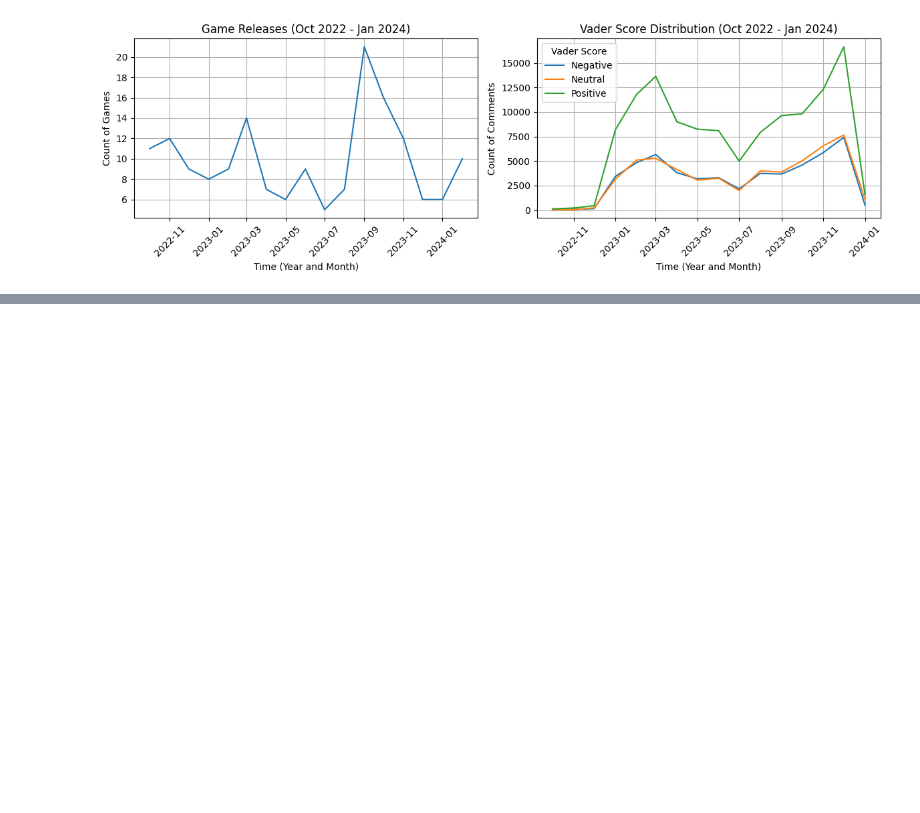
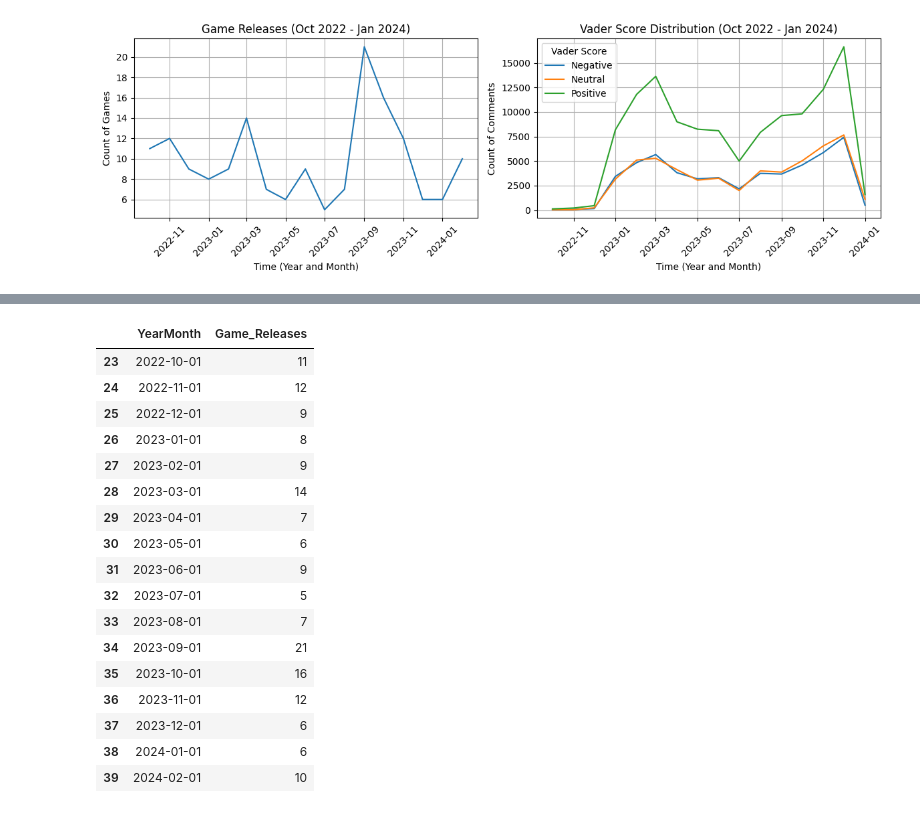
Before and after one commit to rsm-jeg031/Hackathon-2023-Team-3dPy, a Jupyter notebook: Visualizations/Visualizations.ipynb, the cells around one changed output, grey strips where cells are left out. Cells and saved outputs as stored; diff of their text form; code cells hidden in the pictures; blank space fills up the shorter version.

```diff
--- a/Visualizations/Visualizations.ipynb
+++ b/Visualizations/Visualizations.ipynb
@@ -154,0 +177,21 @@ plt.show()
+# %%
+filtered_games_data
+# %% [output]
+|  | YearMonth | Game_Releases |
+| 23 | 2022-10-01 | 11 |
+| 24 | 2022-11-01 | 12 |
+| 25 | 2022-12-01 | 9 |
+| 26 | 2023-01-01 | 8 |
+| 27 | 2023-02-01 | 9 |
+| 28 | 2023-03-01 | 14 |
+| 29 | 2023-04-01 | 7 |
+| 30 | 2023-05-01 | 6 |
+| 31 | 2023-06-01 | 9 |
+| 32 | 2023-07-01 | 5 |
+| 33 | 2023-08-01 | 7 |
+| 34 | 2023-09-01 | 21 |
+| 35 | 2023-10-01 | 16 |
+| 36 | 2023-11-01 | 12 |
+| 37 | 2023-12-01 | 6 |
+| 38 | 2024-01-01 | 6 |
+| 39 | 2024-02-01 | 10 |
```
Also changed, not shown: parts of 6 cells of this notebook.
